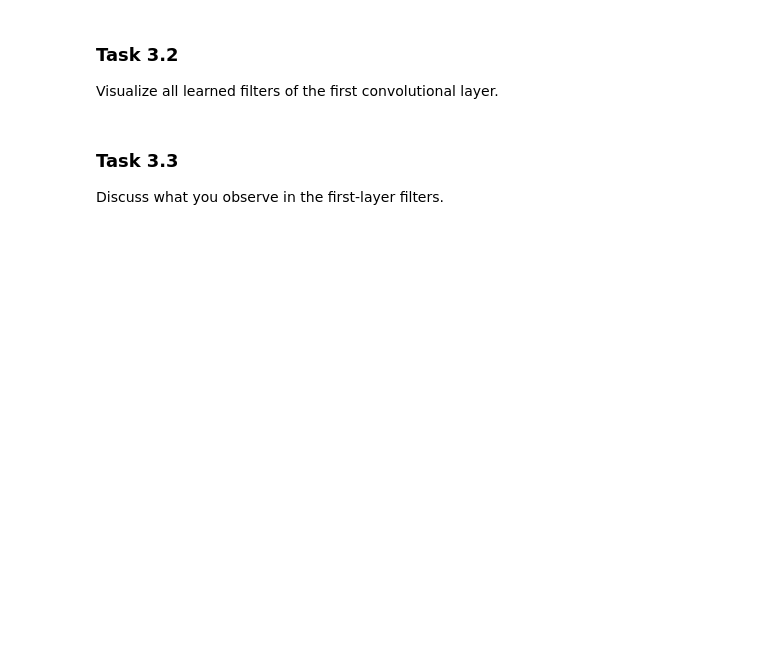
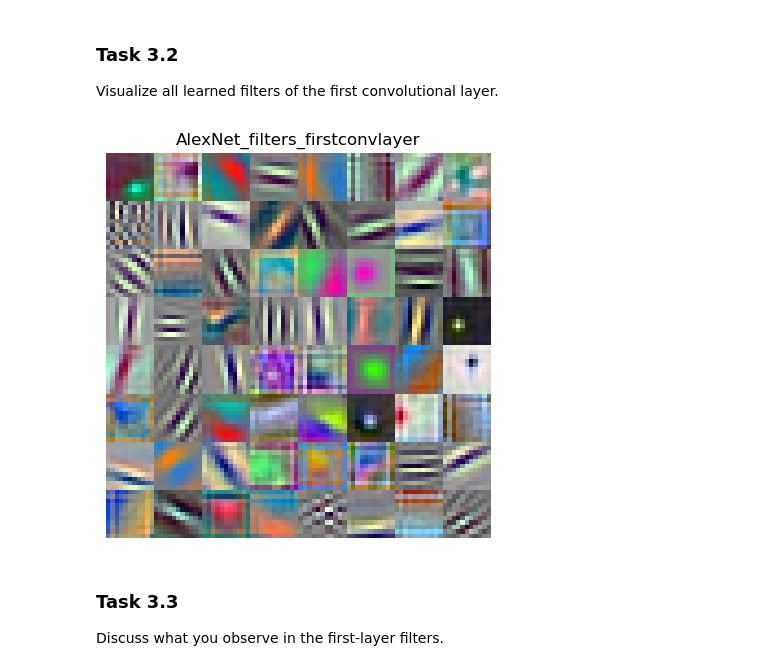
Before and after one commit to LuisMayerhofer/genVis-exercises, a Jupyter notebook: exercise_1/exercise_sheet_01.ipynb, the cells around one changed output. Drawn from its saved outputs; the diff is of its cells as text; code cells hidden in the pictures; blank space fills up the shorter version.

```diff
--- a/exercise_1/exercise_sheet_01.ipynb
+++ b/exercise_1/exercise_sheet_01.ipynb
@@ -269,9 +269,19 @@ This also allowes the development of complex filters in the background without p
 Load pretrained AlexNet, print its architecture, identify the first convolutional layer, and explain its weight tensor shape.
 # %%
 # TODO: Load pretrained AlexNet, inspect the first convolutional layer, and explain it below.
+weights = models.AlexNet_Weights.DEFAULT
+model_alex = models.alexnet(weights=weights)
 
-shape_explanation_task_3_1 = 'TODO: Explain the meaning of the first-layer weight tensor dimensions.'
+print(f"Architecture: \n{model_alex}\n")
+print(f"First convolutional layer: \n{model_alex.features[0]}\n")
+print(f"Weight tensor shape: \n{model_alex.features[0].weight.shape}")
+
+shape_explanation_task_3_1 = """
+Shape explanantion:
+64: Number of different filters the model uses to identify specific features in the immage
+3: Number of color channels
+11: Kernel height
+11: Kernel width
+"""
 print(shape_explanation_task_3_1)
-
-raise NotImplementedError('Task 3.1: load AlexNet and inspect the first convolutional layer.')
 # %% [output]
@@ -282,8 +307,27 @@ NotImplementedError: Task 3.1: load AlexNet and inspect the first convolutional
 Visualize all learned filters of the first convolutional layer.
 # %%
 # TODO: Extract and visualize the filters of the first convolutional layer.
+kernel_list = model_alex.features[0].weight.data.cpu().numpy()
 
-raise NotImplementedError('Task 3.2: visualize the first-layer filters.')
+# Create grid for kernels
+grid_size = 8
+kernel_h, kernel_w = 11, 11
+grid = np.zeros((grid_size*kernel_h, grid_size*kernel_w, 3))
+
+for i in range(64):
+    cur_kernel = kernel_list[i]
+    cur_kernel = cur_kernel.transpose(1,2,0)
+
+    cur_kernel_normalized = normalize_for_display(cur_kernel)
+
+    #calculate grid position
+    row = i // grid_size
+    column = i % grid_size
+    grid[row*kernel_h:(row+1)*kernel_h, column*kernel_w:(column+1)*kernel_w,:] = cur_kernel_normalized
+
+show_image(grid, "AlexNet_filters_firstconvlayer")
+# %% [output]
+[figure, added]
 # %% [markdown]
 ### Task 3.3
 Discuss what you observe in the first-layer filters.
```
Also changed, not shown: parts of 7 cells of this notebook.
